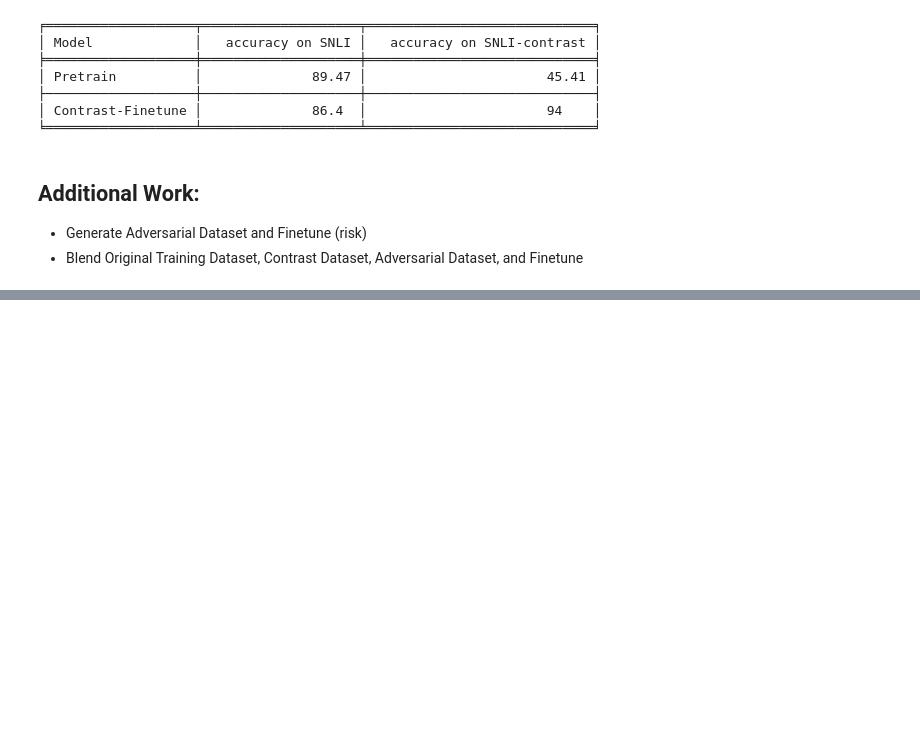
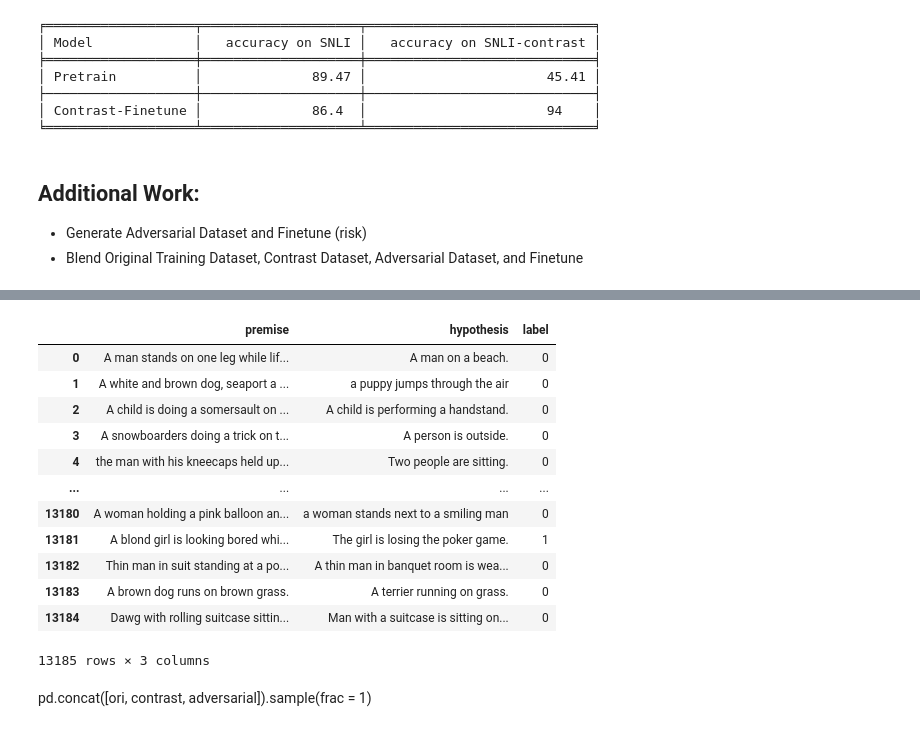
Before and after one commit to Manheim94/fp-dataset-artifacts, a Jupyter notebook: a.ipynb, the cells around one changed output, grey strips where cells are left out. Drawn from its saved outputs; the diff is of its cells as text; code cells hidden in the pictures; blank space fills up the shorter version.

```diff
--- a/a.ipynb
+++ b/a.ipynb
@@ -244,0 +293,19 @@ print(tabulate(data, headers=col_names, tablefmt="fancy_grid"))
+# %%
+adversarial = pd.read_json('adversarial/train_data.json')
+adversarial
+# %% [output]
+|  | premise | hypothesis | label |
+| 0 | A man stands on one leg while lif... | A man on a beach. | 0 |
+| 1 | A white and brown dog, seaport a ... | a puppy jumps through the air | 0 |
+| 2 | A child is doing a somersault on ... | A child is performing a handstand. | 0 |
+| 3 | A snowboarders doing a trick on t... | A person is outside. | 0 |
+| 4 | the man with his kneecaps held up... | Two people are sitting. | 0 |
+| ... | ... | ... | ... |
+| 13180 | A woman holding a pink balloon an... | a woman stands next to a smiling man | 0 |
+| 13181 | A blond girl is looking bored whi... | The girl is losing the poker game. | 1 |
+| 13182 | Thin man in suit standing at a po... | A thin man in banquet room is wea... | 0 |
+| 13183 | A brown dog runs on brown grass. | A terrier running on grass. | 0 |
+| 13184 | Dawg with rolling suitcase sittin... | Man with a suitcase is sitting on... | 0 |
+13185 rows × 3 columns
+# %% [markdown]
+pd.concat([ori, contrast, adversarial]).sample(frac = 1)
```
Also changed, not shown: parts of 4 cells of this notebook, 18 other files.
